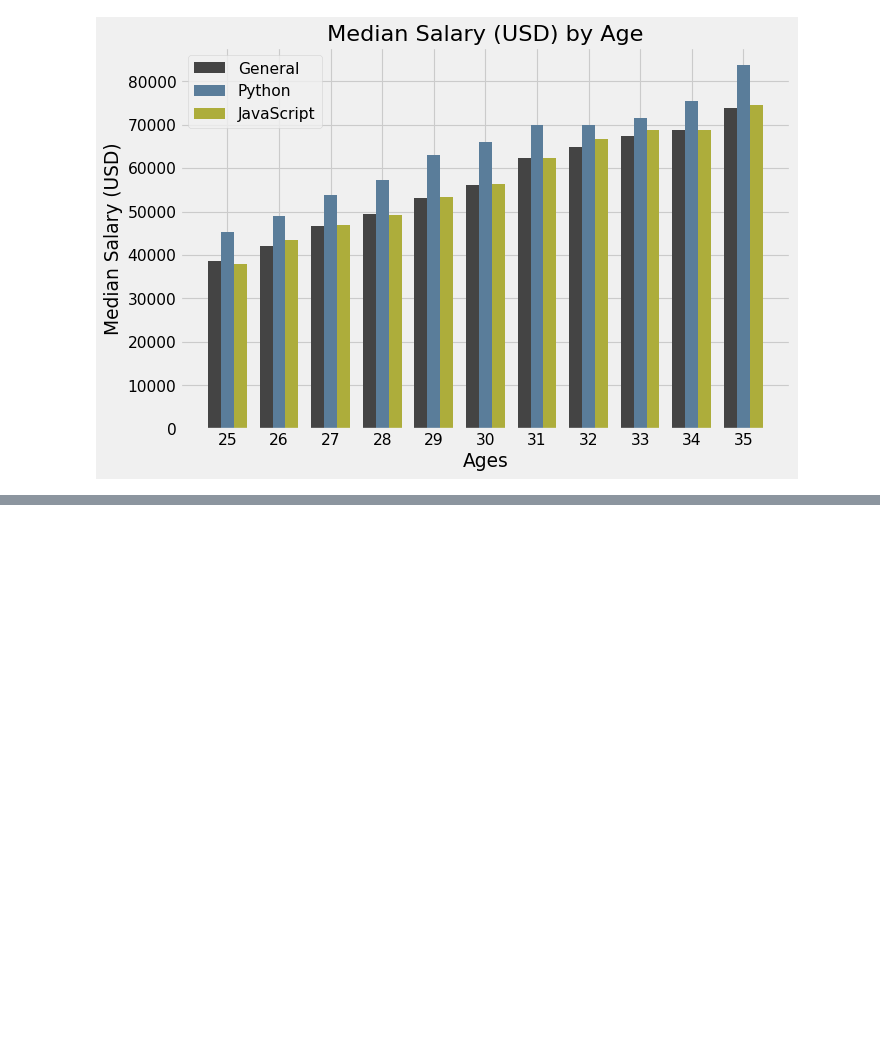
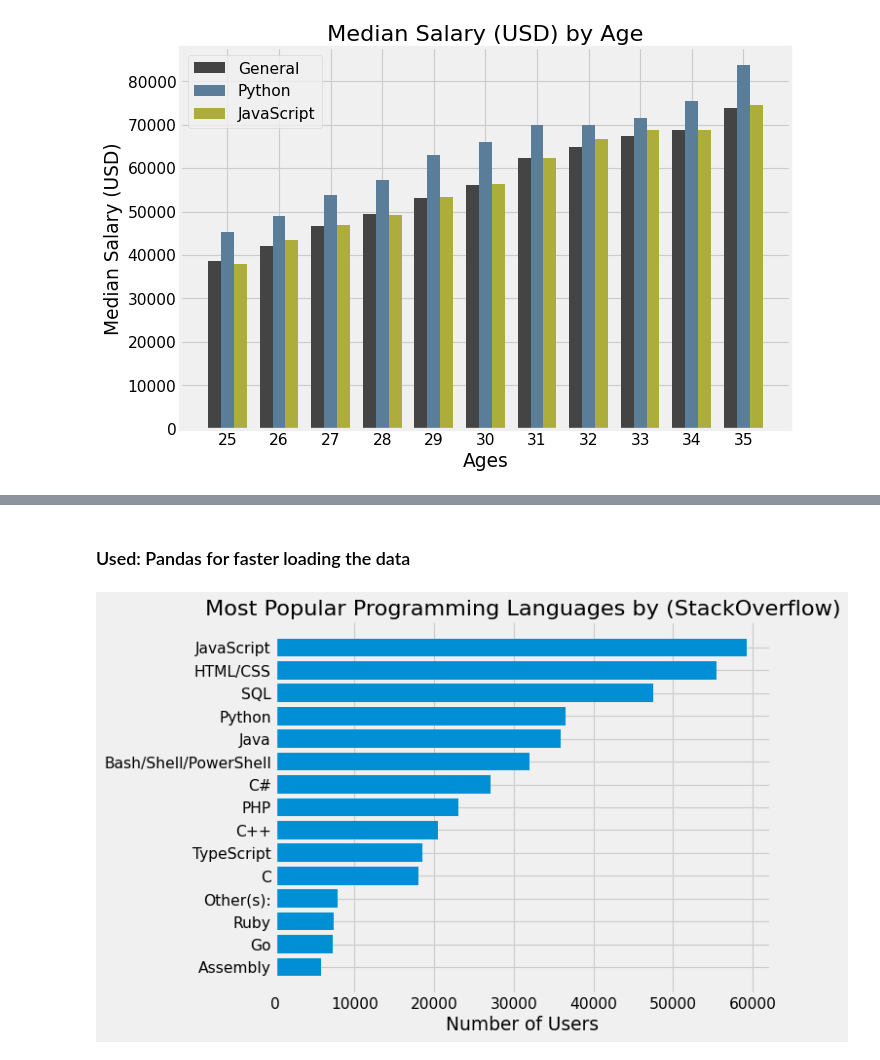
Before and after one commit to Jasurbek16/Learn-Web, a Jupyter notebook: DataVisualization/Basics/BarsCharts/BarCharts.ipynb, the cells around one changed output, grey strips where cells are left out. Cells and saved outputs as stored; diff of their text form; code cells hidden in the pictures; blank space fills up the shorter version.

```diff
--- a/DataVisualization/Basics/BarsCharts/BarCharts.ipynb
+++ b/DataVisualization/Basics/BarsCharts/BarCharts.ipynb
@@ -69,0 +117,45 @@ plt.show()
+# %% [markdown]
+### Used: Pandas for faster loading the data
+# %%
+import numpy as np
+import csv
+import pandas as pd
+from collections import Counter
+from matplotlib import pyplot as plt
+from matplotlib.pyplot import figure
+
+figure(figsize=(9, 6), dpi=80)
+
+plt.style.use('fivethirtyeight')
+
+data = pd.read_csv('data.csv')
+ids = data['Responder_id']
+# ^ storing all ids in the variable
+lang_responses = data['LanguagesWorkedWith']
+
+language_counter = Counter()
+
+for response in lang_responses:
+    language_counter.update(response.split(';'))
+
+languages = []
+popularity = []
+
+for item in language_counter.most_common(15):
+    languages.append(item[0])
+    popularity.append(item[1])
+
+languages.reverse()
+popularity.reverse()
+
+plt.barh(languages, popularity)
+# ^ horizontal bars
+
+plt.title("Most Popular Programming Languages by (StackOverflow)")
+plt.xlabel('Number of Users')
+
+plt.tight_layout()
+
+plt.show()
+# %% [output]
+[figure, added]
```
Also changed, not shown: parts of 4 cells of this notebook, 15 other files.
